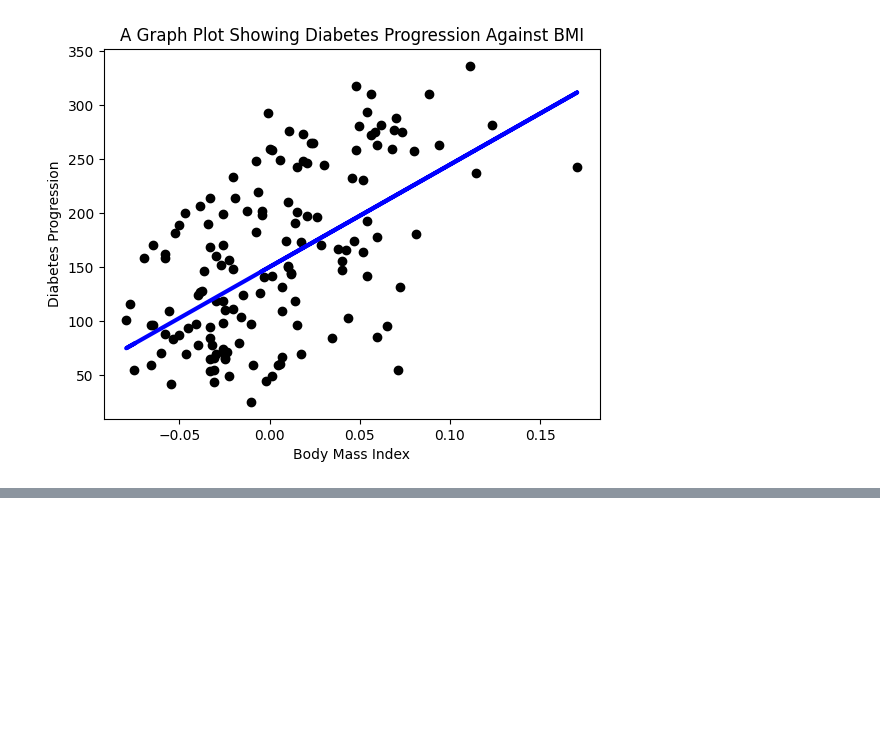
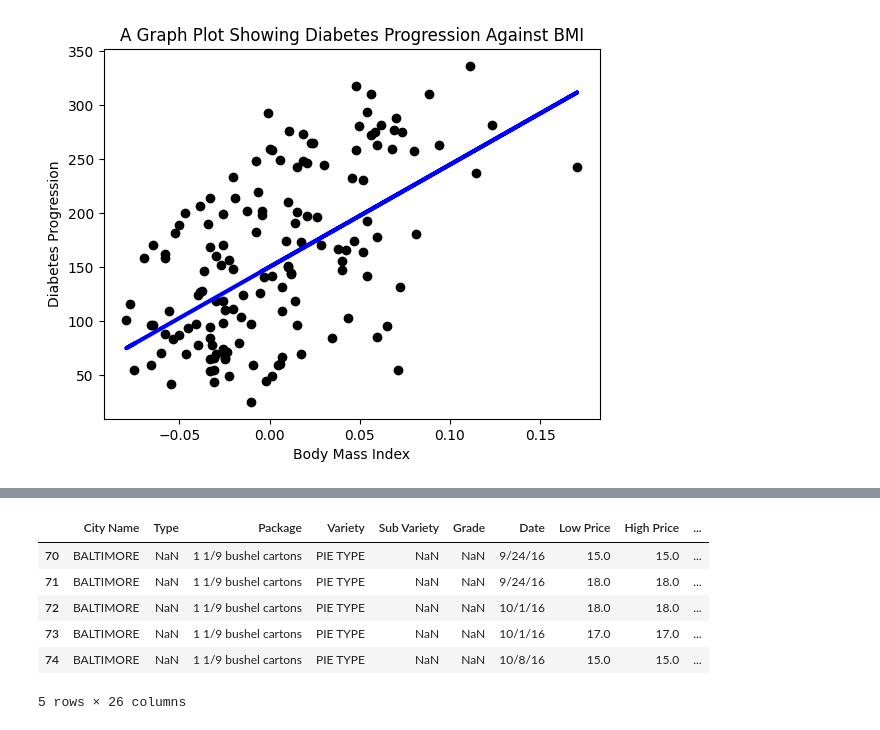
Before and after one commit to Li2angel/100_days_of_AIonEdge, a Jupyter notebook: Edge_AI_Assistant/notebooks/linear_regression.ipynb, the cells around one changed output, grey strips where cells are left out. Drawn from its saved outputs; the diff is of its cells as text; code cells hidden in the pictures; blank space fills up the shorter version.

Commit message:
Cleaned the us_pumpkins data

```diff
--- a/Edge_AI_Assistant/notebooks/linear_regression.ipynb
+++ b/Edge_AI_Assistant/notebooks/linear_regression.ipynb
@@ -145,0 +160,17 @@ plt.show() # The black dots represent the actual values of y in the test data, a
+# %%
+import pandas as pd
+
+# read the csv file
+pumpkins = pd.read_csv('../data/US_pumpkins.csv')
+
+# filter rows that don't use the 'price' per bushel
+pumpkins = pumpkins[pumpkins['Package'].str.contains('bushel', case=True, regex=True)] # filtering rows that contain the word 'bushel' in the 'Package' column of the dataset and storing the result in the 'pumpkins' dataframe variable.
+pumpkins.head()
+# %% [output]
+|  | City Name | Type | Package | Variety | Sub Variety | Grade | Date | Low Price | High Price | ... |
+| 70 | BALTIMORE | NaN | 1 1/9 bushel cartons | PIE TYPE | NaN | NaN | 9/24/16 | 15.0 | 15.0 | ... |
+| 71 | BALTIMORE | NaN | 1 1/9 bushel cartons | PIE TYPE | NaN | NaN | 9/24/16 | 18.0 | 18.0 | ... |
+| 72 | BALTIMORE | NaN | 1 1/9 bushel cartons | PIE TYPE | NaN | NaN | 10/1/16 | 18.0 | 18.0 | ... |
+| 73 | BALTIMORE | NaN | 1 1/9 bushel cartons | PIE TYPE | NaN | NaN | 10/1/16 | 17.0 | 17.0 | ... |
+| 74 | BALTIMORE | NaN | 1 1/9 bushel cartons | PIE TYPE | NaN | NaN | 10/8/16 | 15.0 | 15.0 | ... |
+5 rows × 26 columns
```
Also changed, not shown: parts of 6 cells of this notebook, 1 other file.
